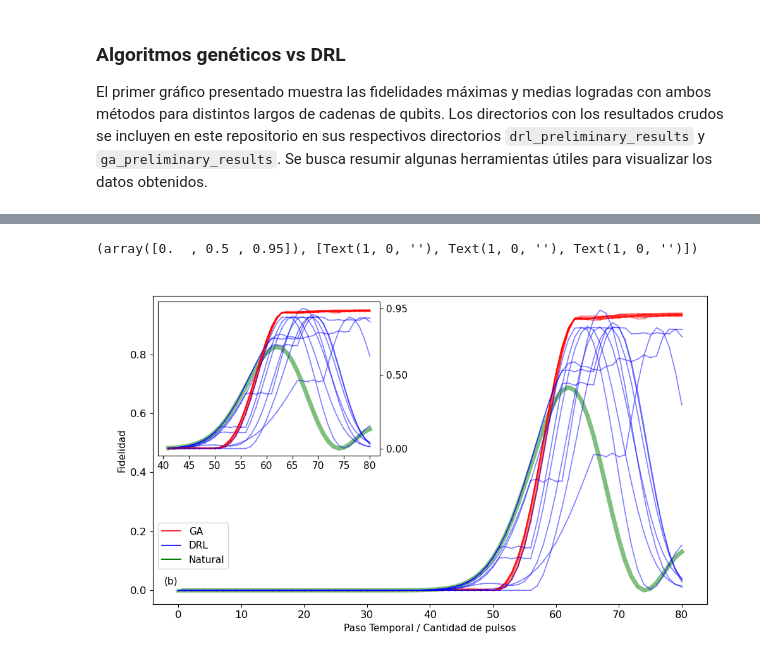
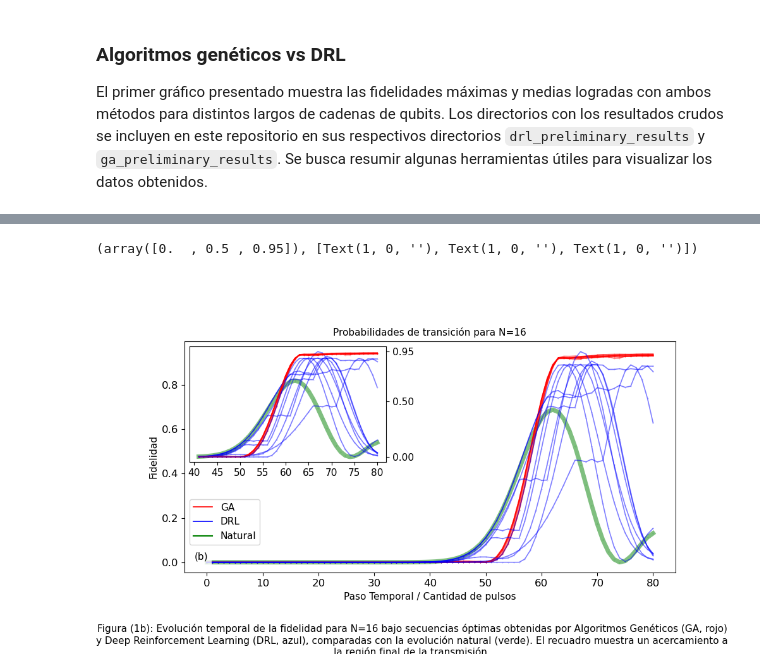
Before and after one commit to sofips/dynamic_control_for_QST, a Jupyter notebook: JAIIO_graphs.ipynb, the cells around one changed output, grey strips where cells are left out. Cells and saved outputs as stored; diff of their text form; code cells hidden in the pictures.

```diff
--- a/JAIIO_graphs.ipynb
+++ b/JAIIO_graphs.ipynb
@@ -161,33 +199,39 @@ plt.plot(natural_evol, '-o', label='Natural', color='green', alpha=0.5, linewidt
 plt.xlabel('Paso Temporal / Cantidad de pulsos', fontsize=fs)
 plt.ylabel('Fidelidad', fontsize=fs)
 # Create a personalized legend
 
 legend_elements = [
     Line2D([0], [0], color='red', lw=1.2, label='GA'),
     Line2D([0], [0], color='blue', lw=1.2, label='DRL'),
     Line2D([0], [0], color='green', lw=1.5, label='Natural')
 ]
 plt.legend(handles=legend_elements, fontsize=fs, loc='lower left', bbox_to_anchor=(0, 0.1))
 plt.text(0.02, 0.09, '(b)', transform=plt.gca().transAxes, fontsize=fs, verticalalignment='top', horizontalalignment='left', bbox=dict(facecolor='white', alpha=0.8, edgecolor='none'))
+plt.title(f'Probabilidades de transición para N={n}', fontsize=fs)
+
+plt.figtext(
+    0.5, 0.08,
+    "Figura (1b): Evolución temporal de la fidelidad para N=16 bajo secuencias óptimas obtenidas por Algoritmos Genéticos (GA, rojo) y Deep Reinforcement Learning (DRL, azul), comparadas con la evolución natural (verde). El recuadro muestra un acercamiento a la región final de la transmisión.",
+    wrap=True, horizontalalignment='center', fontsize=fs, ha='center', va='top'
+)
 
 # Agregar inset
 ax_inset = inset_axes(plt.gca(), width="40%", height="50%", loc="upper left")
 ax_inset.plot(range(len(forced_evol))[int(-2.5*n):],natural_evol[int(-2.5*n):], '-o', label='Natural', color='green', alpha=0.5, linewidth=5, markersize=0.2, zorder = -2)
 for sample in samples:
     forced_evol, natural_evol = fid_evolution(ga_sequences[sample][:], n, dt=0.15, b=100, label="", actions="original", add_natural=True)
     ax_inset.plot(range(len(forced_evol))[int(-2.5*n):], forced_evol[int(-2.5*n):], '-o', color='red', alpha=0.5, linewidth=1.2, markersize=0.2)
     forced_evol, natural_evol = fid_evolution(zhang_sequences[sample][:], n, dt=0.15, b=100, label="", actions="original", add_natural=True)
     ax_inset.plot(range(len(forced_evol))[int(-2.5*n):], forced_evol[int(-2.5*n):], '-o', color='blue', alpha=0.5, linewidth=1.2, markersize=0.2)
     ax_inset.yaxis.tick_right()
     ax_inset.tick_params(axis='both', which='major', labelsize=fs - 6)
 # ax_inset.set_xticks([60,70,80])
 ax_inset.set_yticks([0., 0.5, 0.95])
 ax_inset.tick_params(axis='x', labelsize=fs - 6)
 ax_inset.tick_params(axis='y', labelsize=fs - 6)
-
-plt.tight_layout(pad=2.0)
+plt.tight_layout(pad=5.0)
 plt.xticks(fontsize=fs)
 plt.yticks(fontsize=fs)
 # %% [output]
 (array([0.  , 0.5 , 0.95]), [Text(1, 0, ''), Text(1, 0, ''), Text(1, 0, '')])
-[figure, old version]
+[figure, new version]
```
Also changed, not shown: parts of 7 cells of this notebook, 5 other files.
